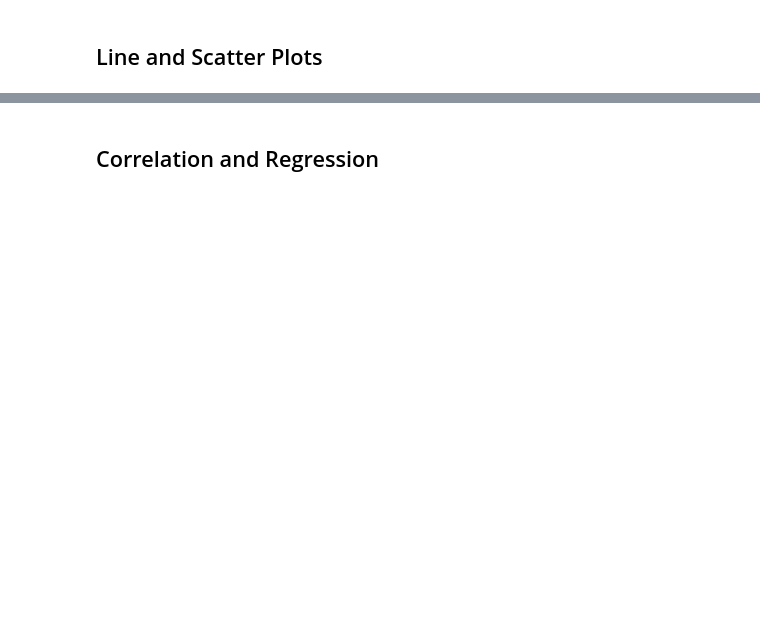
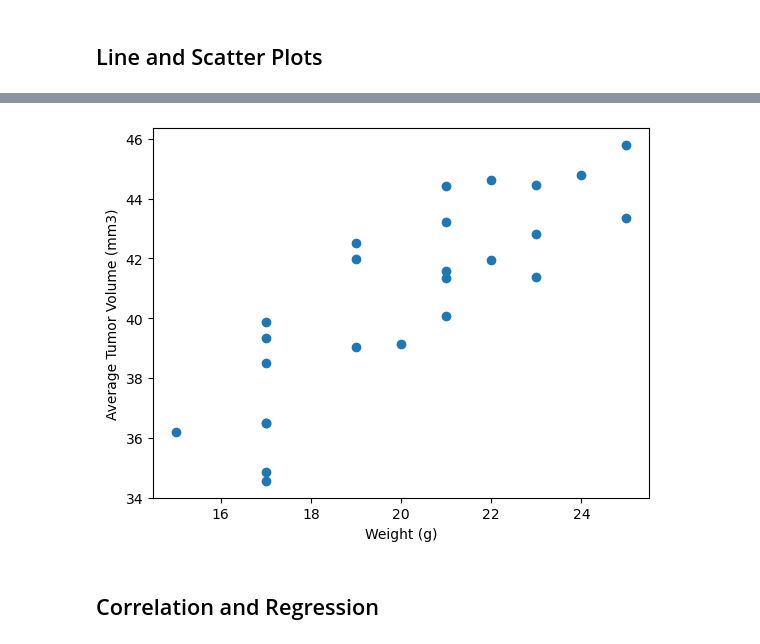
Before and after one commit to knazario/05_Data-Visualization_MatPlotLib_Project, a Jupyter notebook: Pymaceuticals/pymaceuticals_starter.ipynb, the cells around one changed output, grey strips where cells are left out. Saved outputs shown, nothing was run; the diff lists cells and outputs as text; code cells hidden in the pictures; blank space fills up the shorter version.

```diff
--- a/Pymaceuticals/pymaceuticals_starter.ipynb
+++ b/Pymaceuticals/pymaceuticals_starter.ipynb
@@ -232,5 +272,15 @@ Name: Timepoint, Length: 248, dtype: int64
 # %%
 # Generate a scatter plot of mouse weight vs. the average observed tumor volume for the entire Capomulin regimen
+cap_all = clean_df.loc[clean_df["Drug Regimen"] == "Capomulin",["Mouse ID","Weight (g)","Tumor Volume (mm3)"]].groupby("Mouse ID").mean()
+x_values = cap_all["Weight (g)"]
+y_values = cap_all["Tumor Volume (mm3)"]
+
+plt.scatter (x_values, y_values)
+plt.xlabel("Weight (g)")
+plt.ylabel("Average Tumor Volume (mm3)")
+plt.show()
+# %% [output]
+[figure, added]
 # %% [markdown]
 ## Correlation and Regression
 # %%
```
Also changed, not shown: parts of 6 cells of this notebook.
